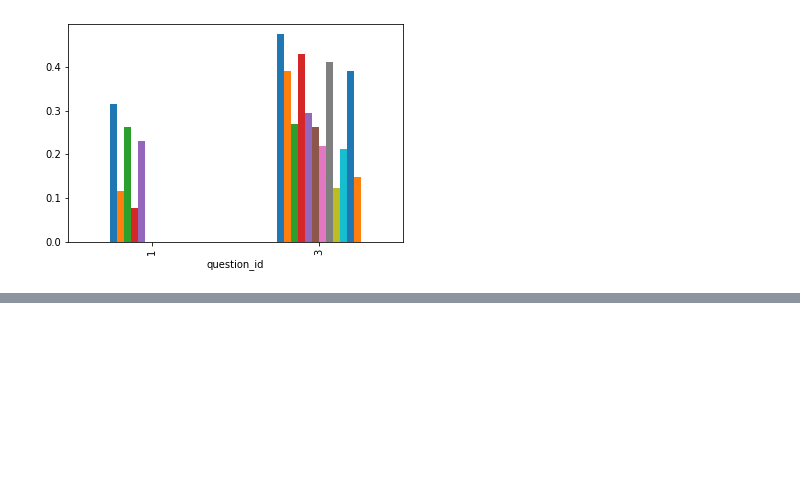
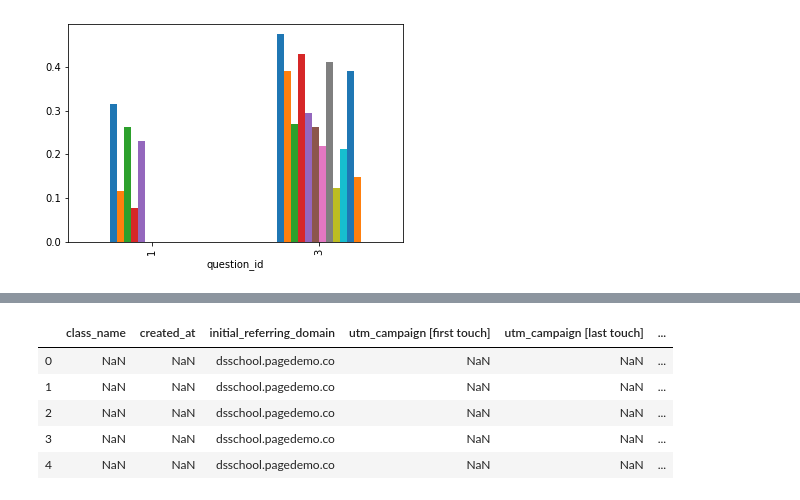
Before and after one commit to eunnyeong/data-analysis, a Jupyter notebook: dsschool_assignment.ipynb, the cells around one changed output, grey strips where cells are left out. Saved outputs shown, nothing was run; the diff lists cells and outputs as text; code cells hidden in the pictures; blank space fills up the shorter version.

Commit message:
[study] dsschool_assignment_ing

```diff
--- a/dsschool_assignment.ipynb
+++ b/dsschool_assignment.ipynb
@@ -431,0 +488,11 @@ table_purchased.plot(kind = 'bar', legend = False)
+# %%
+mixpanel_data = pd.read_csv('./transaction/mixpanel_people_profiles_revised.csv')
+
+mixpanel_data.head()
+# %% [output]
+|  | class_name | created_at | initial_referring_domain | utm_campaign [first touch] | utm_campaign [last touch] | ... |
+| 0 | NaN | NaN | dsschool.pagedemo.co | NaN | NaN | ... |
+| 1 | NaN | NaN | dsschool.pagedemo.co | NaN | NaN | ... |
+| 2 | NaN | NaN | dsschool.pagedemo.co | NaN | NaN | ... |
+| 3 | NaN | NaN | dsschool.pagedemo.co | NaN | NaN | ... |
+| 4 | NaN | NaN | dsschool.pagedemo.co | NaN | NaN | ... |
```
Also changed, not shown: parts of 8 cells of this notebook.
